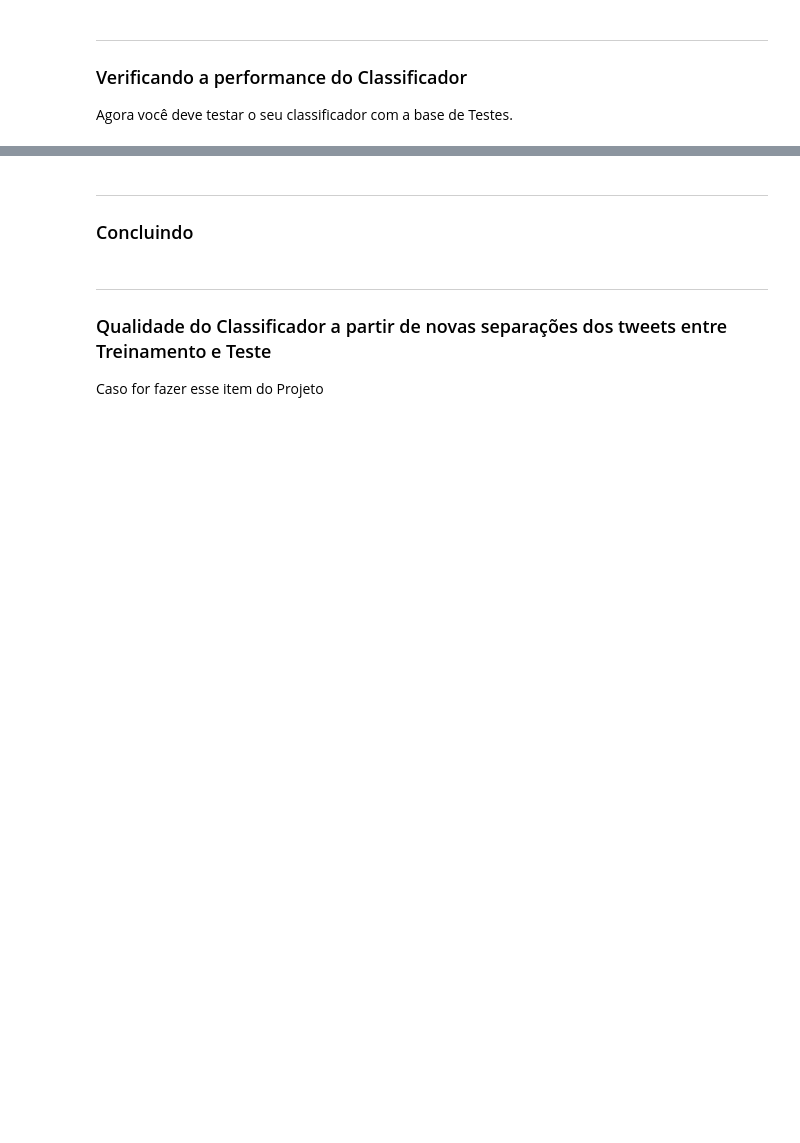
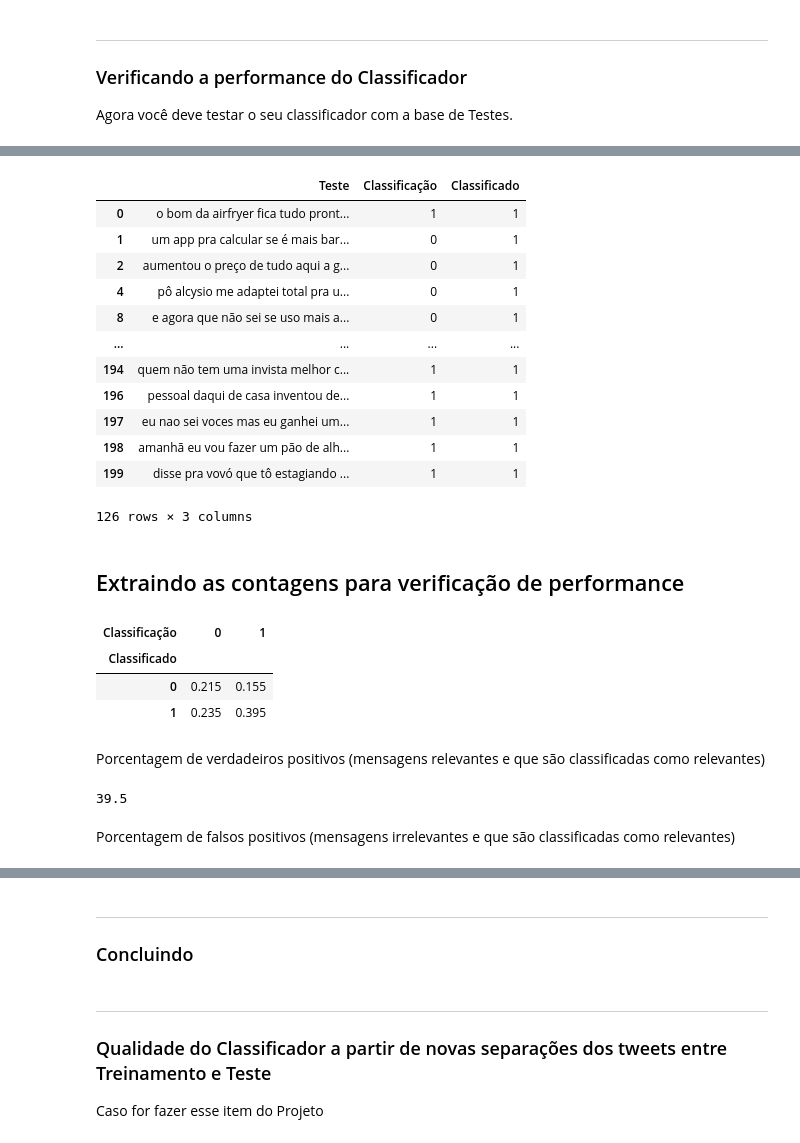
Before and after one commit to LinkolnR/Proj1Cdados, a Jupyter notebook: Projeto1_Layout_Classificador.ipynb, the cells around one changed output, grey strips where cells are left out. Saved outputs shown, nothing was run; the diff lists cells and outputs as text; code cells hidden in the pictures; blank space fills up the shorter version.

```diff
--- a/Projeto1_Layout_Classificador.ipynb
+++ b/Projeto1_Layout_Classificador.ipynb
@@ -64,0 +369,39 @@ Agora você deve testar o seu classificador com a base de Testes.
+# %%
+filtro1_new = df_classificado.Classificado == 1
+new = df_classificado.loc[filtro1_new]
+new    #planilha que foi classificada pela função como relevante
+# %% [output]
+|  | Teste | Classificação | Classificado |
+| 0 | o bom da airfryer fica tudo pront... | 1 | 1 |
+| 1 | um app pra calcular se é mais bar... | 0 | 1 |
+| 2 | aumentou o preço de tudo aqui a g... | 0 | 1 |
+| 4 | pô alcysio me adaptei total pra u... | 0 | 1 |
+| 8 | e agora que não sei se uso mais a... | 0 | 1 |
+| ... | ... | ... | ... |
+| 194 | quem não tem uma invista melhor c... | 1 | 1 |
+| 196 | pessoal daqui de casa inventou de... | 1 | 1 |
+| 197 | eu nao sei voces mas eu ganhei um... | 1 | 1 |
+| 198 | amanhã eu vou fazer um pão de alh... | 1 | 1 |
+| 199 | disse pra vovó que tô estagiando ... | 1 | 1 |
+126 rows × 3 columns
+# %% [markdown]
+## Extraindo as contagens para verificação de performance
+# %%
+tabela = pd.crosstab(df_classificado.Classificado, df_classificado.Classificação, normalize= True)  # tabela de porcentagens
+tabela
+# %% [output]
+| Classificação | 0 | 1 |
+| Classificado |  |  |
+| 0 | 0.215 | 0.155 |
+| 1 | 0.235 | 0.395 |
+# %% [markdown]
+Porcentagem de verdadeiros positivos (mensagens relevantes e que são
+classificadas como relevantes)
+# %%
+verdadeiros_positivos = tabela.iloc[1,1]*100
+verdadeiros_positivos
+# %% [output]
+39.5
+# %% [markdown]
+Porcentagem de falsos positivos (mensagens irrelevantes e que são classificadas
+como relevantes)
```
Also changed, not shown: parts of 37 cells of this notebook.
